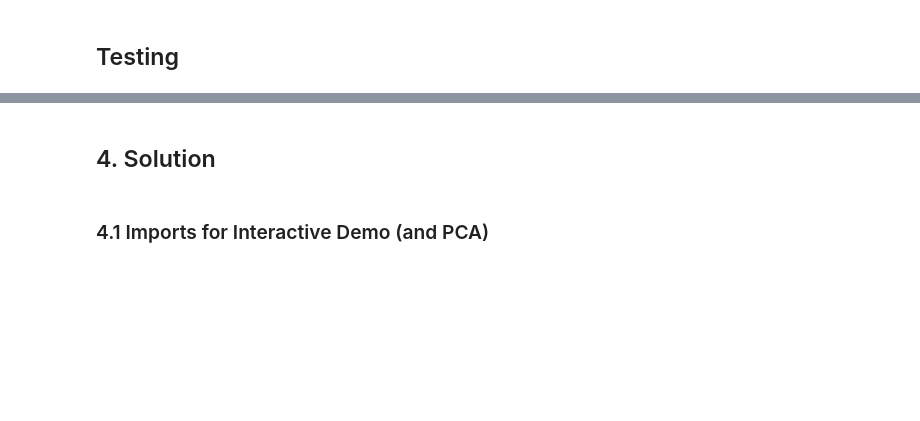
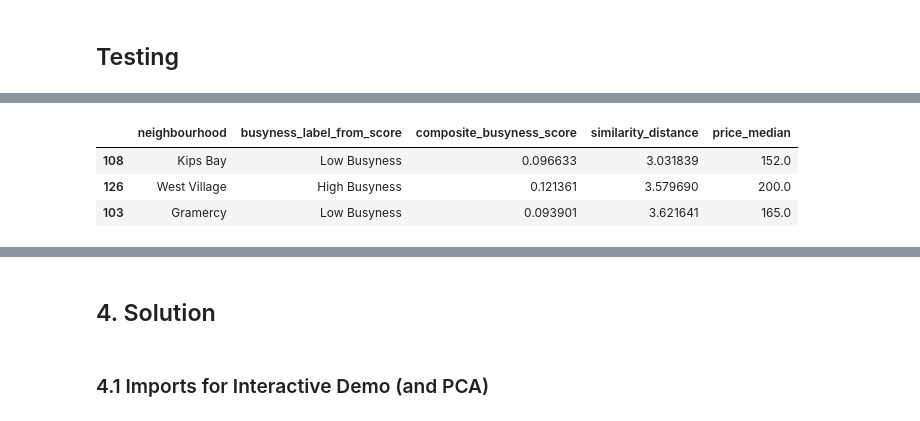
Before and after one commit to tm3-machine-learning/airbnb, a Jupyter notebook: mchandler_analysis/airbnb_modelling.ipynb, the cells around one changed output, grey strips where cells are left out. Saved outputs shown, nothing was run; the diff lists cells and outputs as text; code cells hidden in the pictures; blank space fills up the shorter version.

```diff
--- a/mchandler_analysis/airbnb_modelling.ipynb
+++ b/mchandler_analysis/airbnb_modelling.ipynb
@@ -589,0 +532,77 @@ Name: neighbourhood, dtype: object
+# %%
+print("\n--- Testing Recommendation Logic with Continuous Busyness Score ---")
+
+if not all(var in locals() or var in globals() for var in ['final_neighbourhood_profiles_df', 'knn_model', 'features_scaled', 'get_neighbourhood_recommendations']):
+    print("ERROR: One or more required variables not found. Run previous cells defining these elements.")
+elif 'composite_busyness_score' not in final_neighbourhood_profiles_df.columns:
+    print("ERROR: 'composite_busyness_score' column not found in 'final_neighbourhood_profiles_df'. Please run the cell that calculates this score.")
+else:
+    # --- Test Case 1: Target 'Midtown' in 'Manhattan' ---
+    target_n1 = 'Midtown'
+    target_g1 = 'Manhattan'
+    print(f"\n--- Test Case 1: Target: {target_n1}, {target_g1} ---")
+
+    # Define how much "less busy" you want the alternatives to be.
+    # factor = 1.0 means strictly less busy than the target.
+    # factor = 0.9 means at most 90% of the target's busyness score (i.e., at least 10% less busy).
+    # factor = 0.8 means at most 80% of the target's busyness score (i.e., at least 20% less busy).
+    threshold_factor_for_midtown = 0.8
+
+    recommendations1 = get_neighbourhood_recommendations( # Assuming you renamed/updated your function
+        target_neighbourhood_name=target_n1,
+        target_group_name=target_g1,
+        df_profiles=final_neighbourhood_profiles_df,
+        model_knn=knn_model,
+        all_scaled_features=features_scaled,
+        num_recommendations=3,
+        busyness_score_column='composite_busyness_score', # Use the continuous score column
+        busyness_threshold_factor=threshold_factor_for_midtown
+    )
+
+    if not recommendations1.empty:
+        print(f"\nRecommended less busy (score < target_score * {threshold_factor_for_midtown}), similar neighbourhoods in {target_g1} for {target_n1}:")
+        # Display relevant columns, including the new score and your N-tier label if you created it
+        cols_to_display = ['neighbourhood', 'composite_busyness_score', 'similarity_distance', 'price_median']
+        if 'busyness_label_from_score' in recommendations1.columns: # If you created the 5-tier label
+            cols_to_display.insert(1, 'busyness_label_from_score')
+        elif 'busyness_label_5tiers' in recommendations1.columns: # Alternative name
+             cols_to_display.insert(1, 'busyness_label_5tiers')
+        display(recommendations1[cols_to_display])
+    else:
+        # The function get_neighbourhood_recommendations should have printed why no recommendations were made.
+        # (e.g., "No suitable less busy ... found")
+        # You could add a generic message here if needed, but it might be redundant.
+        print(f"Further check: No recommendations returned by the function for {target_n1}.")
+
+
+    # --- Test Case 2: Target 'Allerton' in 'Bronx' ---
+    # Allerton was previously 'Supply Constrained/Busy' with the K-Means labels.
+    # Let's see how it behaves with the continuous score.
+    target_n2 = 'Allerton'
+    target_g2 = 'Bronx'
+    print(f"\n--- Test Case 2: Target: {target_n2}, {target_g2} ---")
+
+    threshold_factor_for_allerton = 1.0 # Strictly less busy
+
+    recommendations2 = get_neighbourhood_recommendations(
+        target_neighbourhood_name=target_n2,
+        target_group_name=target_g2,
+        df_profiles=final_neighbourhood_profiles_df,
+        model_knn=knn_model,
+        all_scaled_features=features_scaled,
+        num_recommendations=3,
+        busyness_score_column='composite_busyness_score',
+        busyness_threshold_factor=threshold_factor_for_allerton
+    )
+
+    if not recommendations2.empty:
+        print(f"\nRecommended less busy (score < target_score * {threshold_factor_for_allerton}), similar neighbourhoods in {target_g2} for {target_n2}:")
+        cols_to_display = ['neighbourhood', 'composite_busyness_score', 'similarity_distance', 'price_median']
+        if 'busyness_label_from_score' in recommendations2.columns:
+            cols_to_display.insert(1, 'busyness_label_from_score')
+        elif 'busyness_label_5tiers' in recommendations2.columns:
+             cols_to_display.insert(1, 'busyness_label_5tiers')
+        display(recommendations2[cols_to_display])
+    else:
+        print(f"Further check: No recommendations returned by the function for {target_n2}.")
+# %% [output]
@@ -589,0 +617,4 @@ Name: neighbourhood, dtype: object
+|  | neighbourhood | busyness_label_from_score | composite_busyness_score | similarity_distance | price_median |
+| 108 | Kips Bay | Low Busyness | 0.096633 | 3.031839 | 152.0 |
+| 126 | West Village | High Busyness | 0.121361 | 3.579690 | 200.0 |
+| 103 | Gramercy | Low Busyness | 0.093901 | 3.621641 | 165.0 |
```
Also changed, not shown: parts of 13 cells of this notebook.
